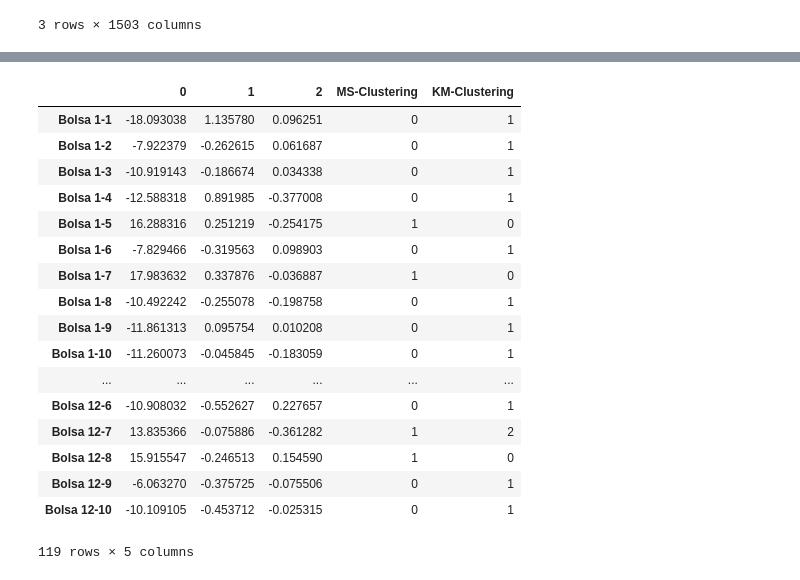
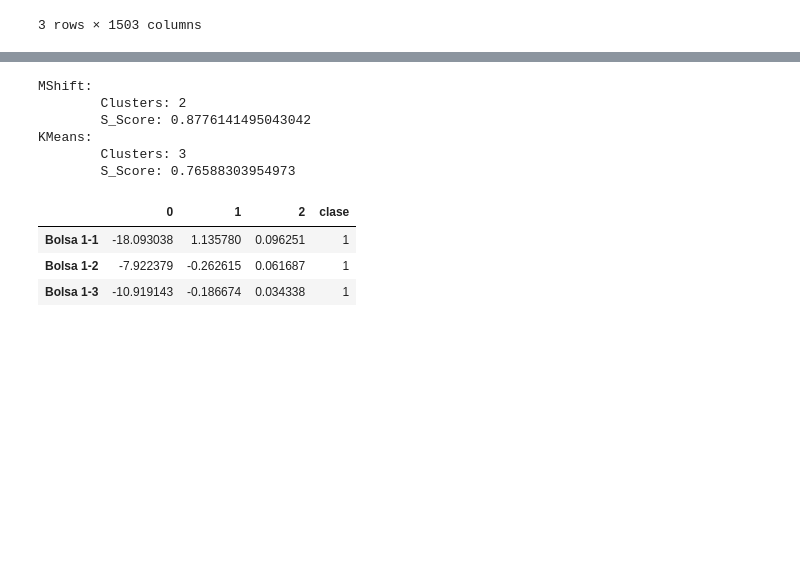
Before and after one commit to samuel1a0/prb_clustering, a Jupyter notebook: New Clusters.ipynb, the cells around one changed output, grey strips where cells are left out. Drawn from its saved outputs; the diff is of its cells as text; code cells hidden in the pictures; blank space fills up the shorter version.

```diff
--- a/New Clusters.ipynb
+++ b/New Clusters.ipynb
@@ -103,27 +103,23 @@ pca_totales[-3:]
 # %%
 pca = RandomizedPCA(n_components=3, random_state=10)
 datos = pca.fit_transform(pca_totales)
+d_plots = pd.DataFrame(datos)
+
+b_width = estimate_bandwidth(datos, quantile=0.5, n_samples=datos.shape[0])
+ms_ = MeanShift(bandwidth=b_width, bin_seeding=True)
+ms_cls = ms_.fit_predict(datos)
+d_plots["clase"] = ms_cls
+ms_score = silhouette_score(datos, ms_cls)
+plot_cls("MShift", d_plots, ms_cls)
 
 km_ = KMeans(n_clusters=3, random_state=10)
 km_.fit(datos)
 km_cls = km_.predict(datos)
+km_score = silhouette_score(datos, km_cls)
+d_plots["clase"] = km_cls
+plot_cls("KMeans", d_plots, km_cls)
 
-km_score = silhouette_score(datos, km_cls)
-print("KMeans S_Score: %f"%km_score)
-
-d_plots = pd.DataFrame(datos)
-plot_cls("KMeans", d_plots, km_cls)
-# d_plots["clase"] = km_cls
 # col = [colores[x] for x in km_cls]
 # d_plots.plot.scatter(x=0, y=1, c=col, s=20)
 # plt.show()
-
-b_width = estimate_bandwidth(datos, quantile=0.5, n_samples=datos.shape[0])
-ms_ = MeanShift(bandwidth=b_width, bin_seeding=True)
-ms_cls = ms_.fit_predict(datos)
-
-ms_score = silhouette_score(datos, ms_cls)
-print("MShift S_Score: %f"%ms_score)
-
-plot_cls("MShift", d_plots, ms_cls)
 # %% [output]
@@ -134,26 +128,20 @@ MShift S_Score: 0.877614
 [interactive output not drawn]
 [interactive output not drawn]
-# %%
-d_plots.index = new_index
-d_plots["MS-Clustering"] = ms_cls
-d_plots["KM-Clustering"] = km_cls
-d_plots
-# %% [output]
-|  | 0 | 1 | 2 | MS-Clustering | KM-Clustering |
-| Bolsa 1-1 | -18.093038 | 1.135780 | 0.096251 | 0 | 1 |
-| Bolsa 1-2 | -7.922379 | -0.262615 | 0.061687 | 0 | 1 |
-| Bolsa 1-3 | -10.919143 | -0.186674 | 0.034338 | 0 | 1 |
-| Bolsa 1-4 | -12.588318 | 0.891985 | -0.377008 | 0 | 1 |
-| Bolsa 1-5 | 16.288316 | 0.251219 | -0.254175 | 1 | 0 |
-| Bolsa 1-6 | -7.829466 | -0.319563 | 0.098903 | 0 | 1 |
-| Bolsa 1-7 | 17.983632 | 0.337876 | -0.036887 | 1 | 0 |
-| Bolsa 1-8 | -10.492242 | -0.255078 | -0.198758 | 0 | 1 |
-| Bolsa 1-9 | -11.861313 | 0.095754 | 0.010208 | 0 | 1 |
-| Bolsa 1-10 | -11.260073 | -0.045845 | -0.183059 | 0 | 1 |
-| ... | ... | ... | ... | ... | ... |
-| Bolsa 12-6 | -10.908032 | -0.552627 | 0.227657 | 0 | 1 |
-| Bolsa 12-7 | 13.835366 | -0.075886 | -0.361282 | 1 | 2 |
-| Bolsa 12-8 | 15.915547 | -0.246513 | 0.154590 | 1 | 0 |
-| Bolsa 12-9 | -6.063270 | -0.375725 | -0.075506 | 0 | 1 |
-| Bolsa 12-10 | -10.109105 | -0.453712 | -0.025315 | 0 | 1 |
-119 rows × 5 columns
+# %%
+print("MShift:\n\tClusters: {} \n\tS_Score: {}".format(len(np.unique(ms_.labels_)), ms_score))
+print("KMeans:\n\tClusters: {} \n\tS_Score: {}".format(len(np.unique(km_.labels_)), km_score))
+d_plots.index = new_index
+# d_plots["MS-Clustering"] = ms_cls
+# d_plots["KM-Clustering"] = km_cls
+d_plots[:3]
+# %% [output]
+MShift:
+        Clusters: 2
+        S_Score: 0.8776141495043042
+KMeans:
+        Clusters: 3
+        S_Score: 0.76588303954973
+|  | 0 | 1 | 2 | clase |
+| Bolsa 1-1 | -18.093038 | 1.135780 | 0.096251 | 1 |
+| Bolsa 1-2 | -7.922379 | -0.262615 | 0.061687 | 1 |
+| Bolsa 1-3 | -10.919143 | -0.186674 | 0.034338 | 1 |
```
Also changed, not shown: parts of 5 cells of this notebook.
